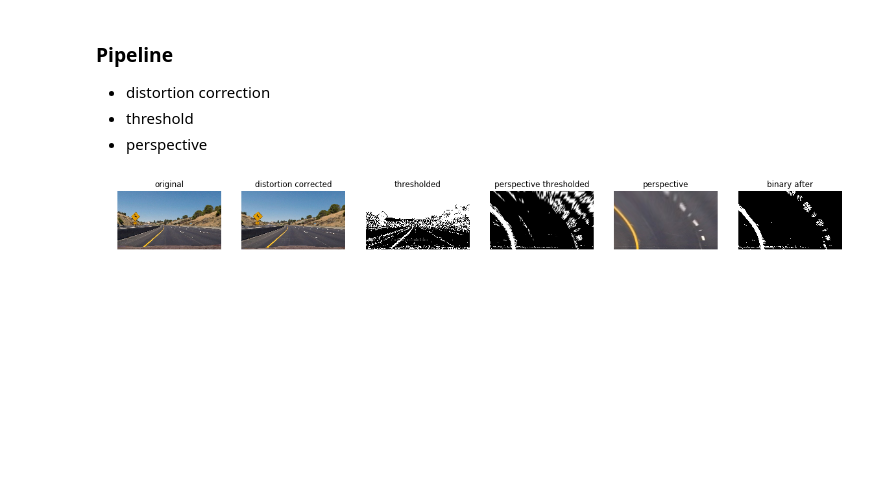
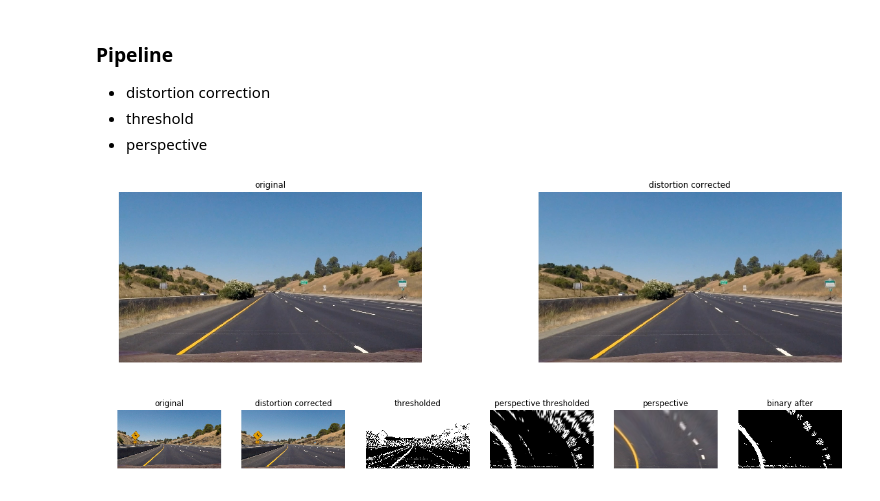
Before and after one commit to dmlicht/CarND-Advanced-Lane-Lines, a Jupyter notebook: test_pipeline_on_images.ipynb, the cells around one changed output. Cells and saved outputs as stored; diff of their text form; code cells hidden in the pictures; blank space fills up the shorter version.

```diff
--- a/test_pipeline_on_images.ipynb
+++ b/test_pipeline_on_images.ipynb
@@ -24,6 +24,15 @@ chessboard_paths = glob.glob('./camera_cal/calibration*.jpg')
 chessboards = path_to_image_gen(chessboard_paths)
 distortion_correction = DistortionCorrection()
 distortion_correction.fit_to_chessboards(chessboards, N_ROWS, N_COLS)
+# %%
+img = mpimg.imread('./test_images/straight_lines1.jpg')
+corrected = distortion_correction.transform(img)
+show_images(OrderedDict([
+    ("original", img),
+    ("distortion corrected", corrected)
+]))
+# %% [output]
+[figure, added]
 # %%
 img = mpimg.imread('./test_images/straight_lines1.jpg')
 img = mpimg.imread('./test_images/test2.jpg')
```
Also changed, not shown: parts of 2 cells of this notebook, 4 other files.
